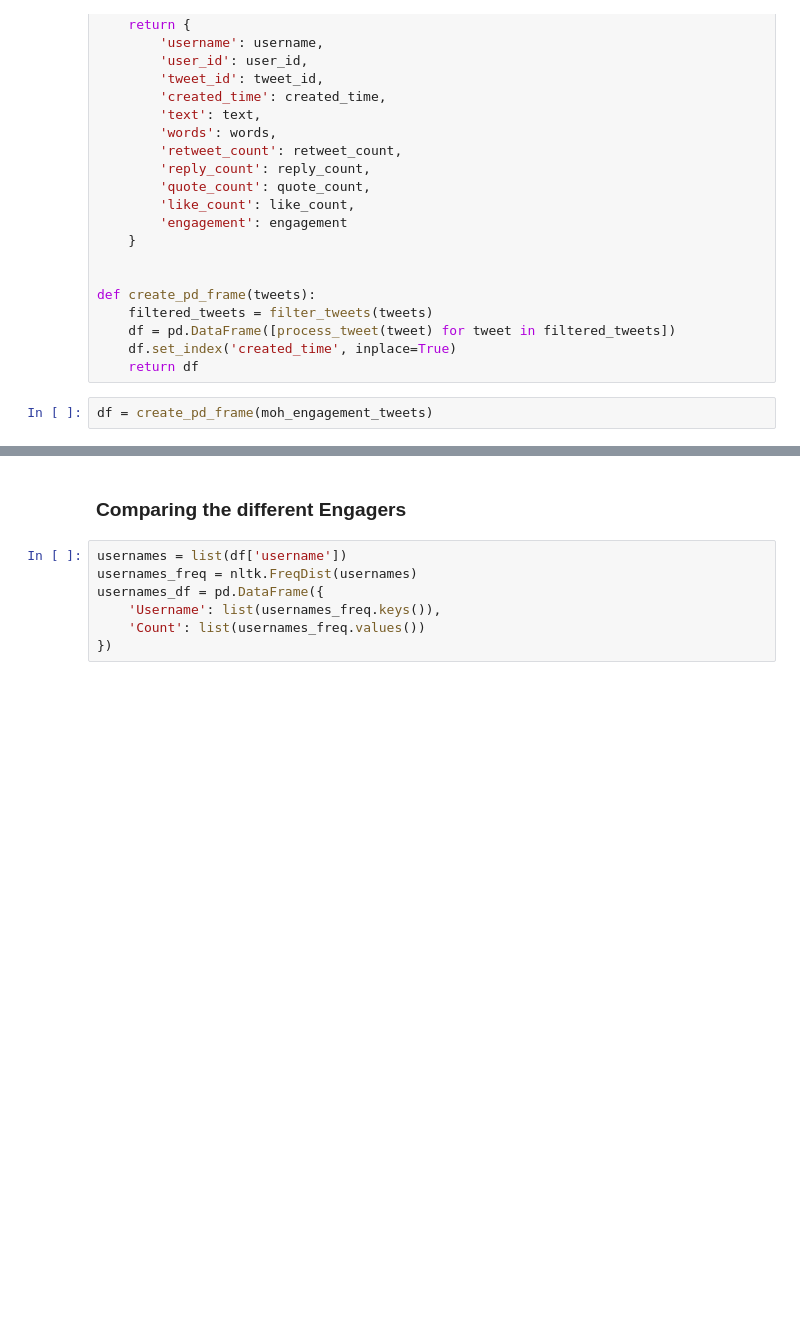
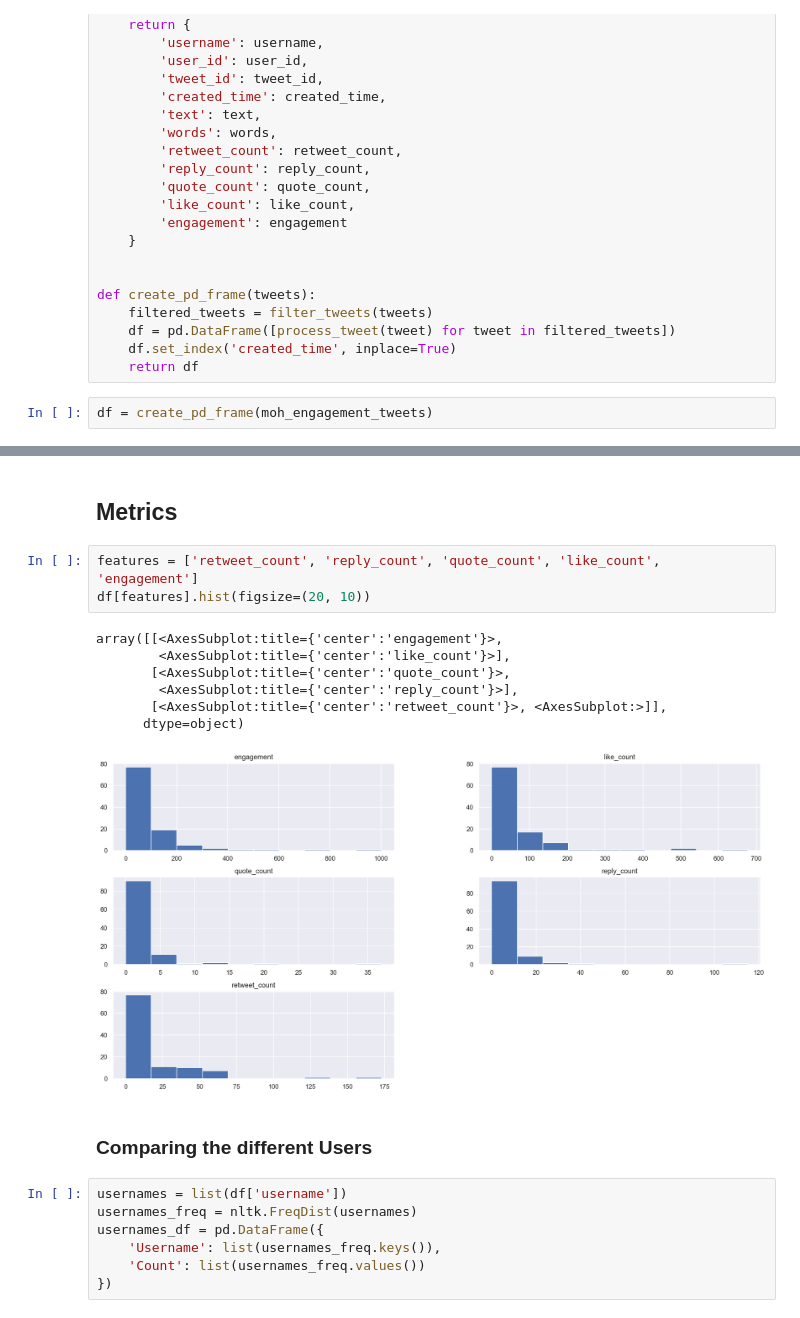
Before and after one commit to cmplx-xyttmt/covid19-uganda-twitter-data-analysis, a Jupyter notebook: data_collection/targeted_search/MOH Social Media Engagement.ipynb, the cells around one changed output, grey strips where cells are left out. Saved outputs shown, nothing was run; the diff lists cells and outputs as text; blank space fills up the shorter version.

```diff
--- a/data_collection/targeted_search/MOH Social Media Engagement.ipynb
+++ b/data_collection/targeted_search/MOH Social Media Engagement.ipynb
@@ -143,5 +143,18 @@ df.head()
+# %% [markdown]
+## Metrics
+# %%
+features = ['retweet_count', 'reply_count', 'quote_count', 'like_count', 'engagement']
+df[features].hist(figsize=(20, 10))
+# %% [output]
+array([[<AxesSubplot:title={'center':'engagement'}>,
+        <AxesSubplot:title={'center':'like_count'}>],
+       [<AxesSubplot:title={'center':'quote_count'}>,
+        <AxesSubplot:title={'center':'reply_count'}>],
+       [<AxesSubplot:title={'center':'retweet_count'}>, <AxesSubplot:>]],
+      dtype=object)
+[figure, added]
 # %% [markdown]
-### Comparing the different Engagers
+### Comparing the different Users
 # %%
 usernames = list(df['username'])
 usernames_freq = nltk.FreqDist(usernames)
```
Also changed, not shown: parts of 18 cells of this notebook, 2 other files.
